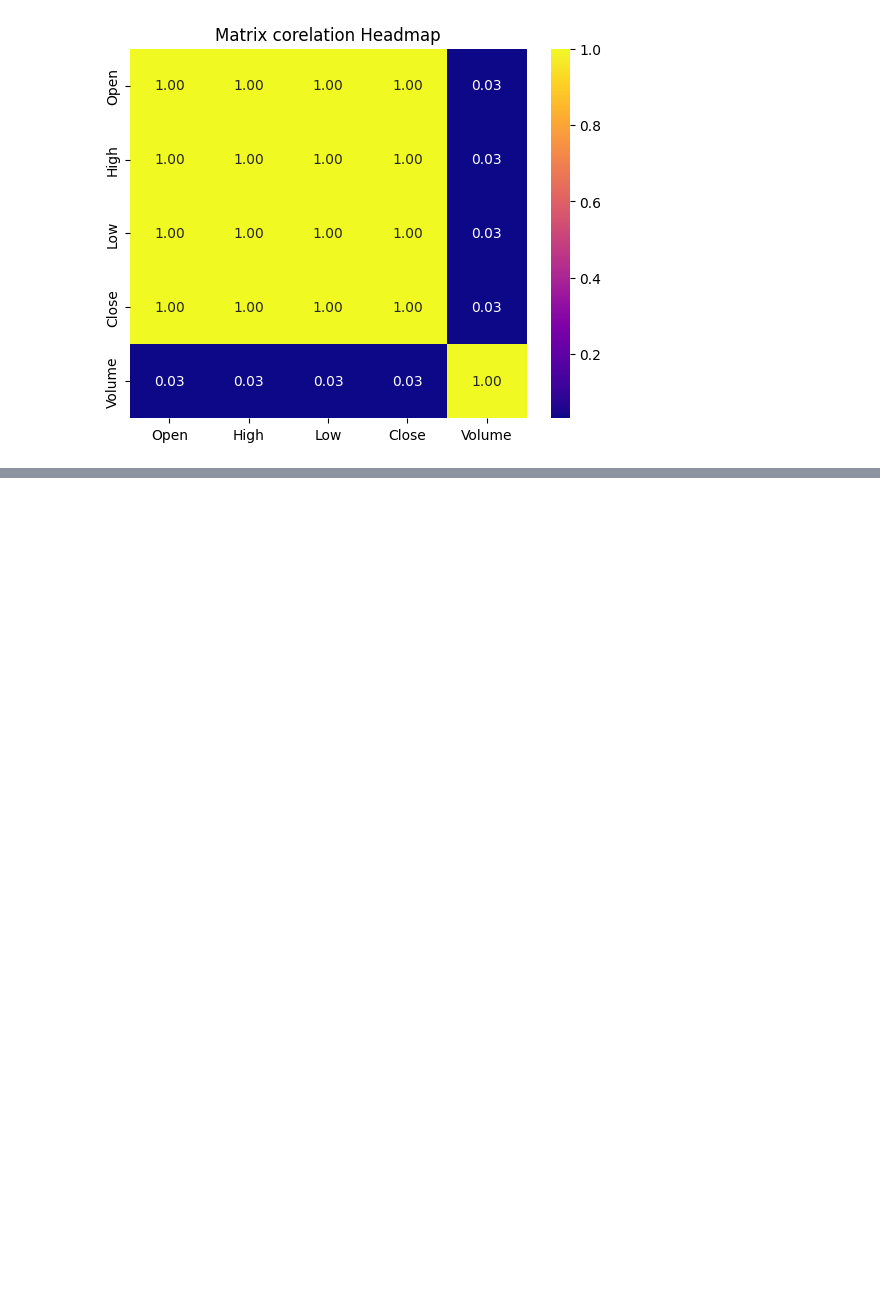
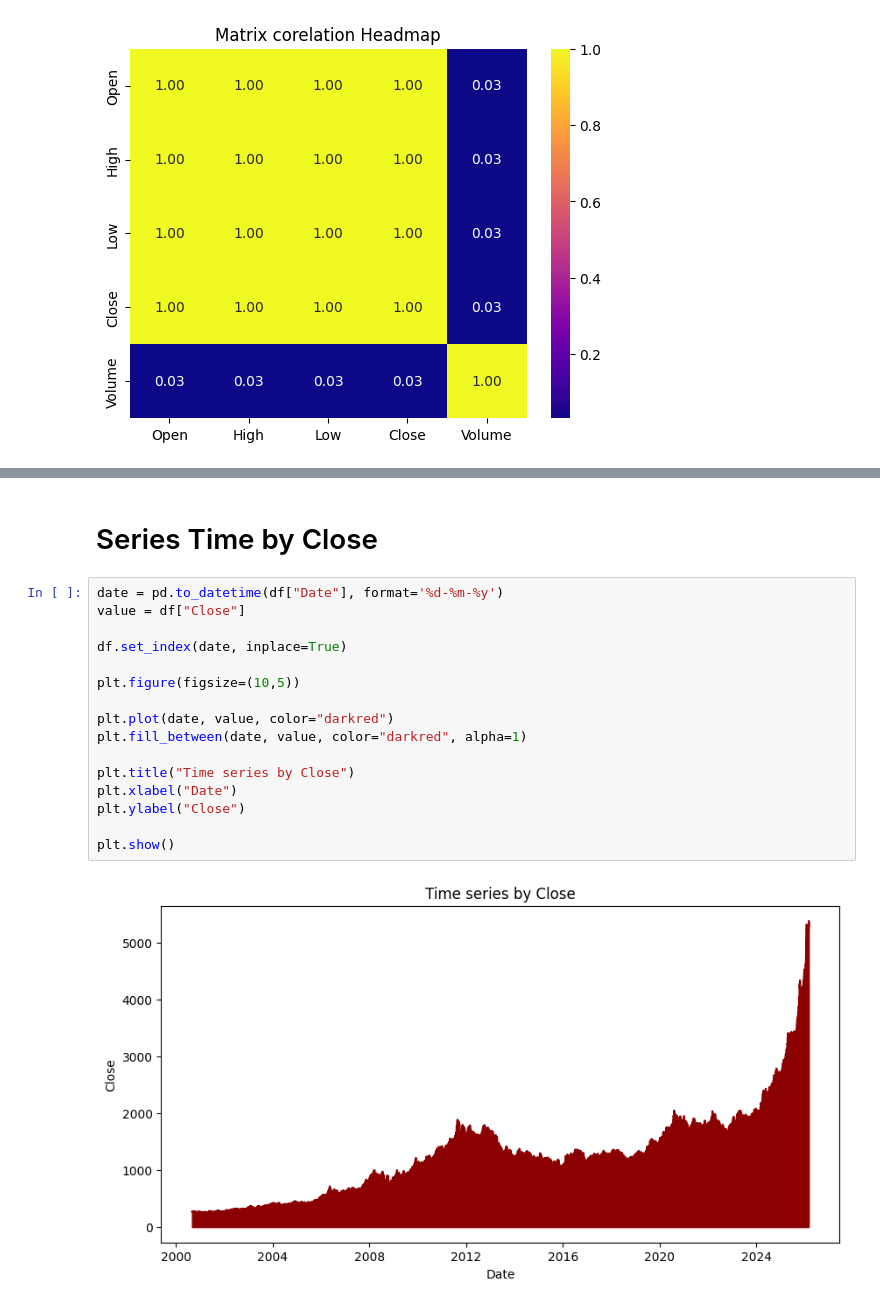
Before and after one commit to jhonssonisaza/GitHub-tutorial, a Jupyter notebook: Graphics.ipynb, the cells around one changed output, grey strips where cells are left out. Cells and saved outputs as stored; diff of their text form; blank space fills up the shorter version.

```diff
--- a/Graphics.ipynb
+++ b/Graphics.ipynb
@@ -233,0 +272,20 @@ plt.show()
+# %% [markdown]
+# Series Time by Close
+# %%
+date = pd.to_datetime(df["Date"], format='%d-%m-%y')
+value = df["Close"]
+
+df.set_index(date, inplace=True)
+
+plt.figure(figsize=(10,5))
+
+plt.plot(date, value, color="darkred")
+plt.fill_between(date, value, color="darkred", alpha=1)
+
+plt.title("Time series by Close")
+plt.xlabel("Date")
+plt.ylabel("Close")
+
+plt.show()
+# %% [output]
+[figure, added]
```
Also changed, not shown: parts of 3 cells of this notebook.
